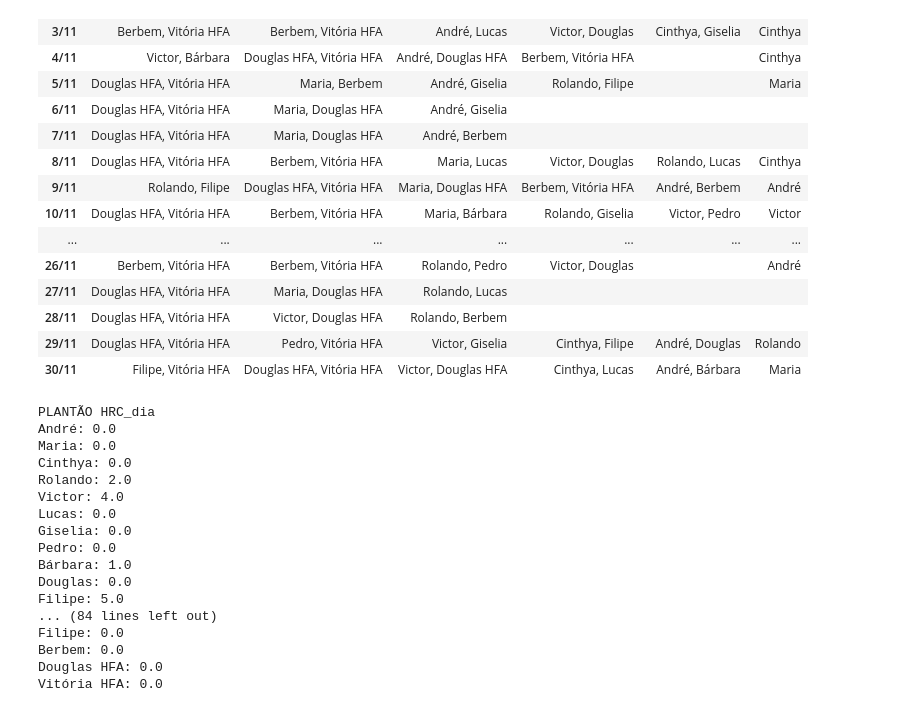
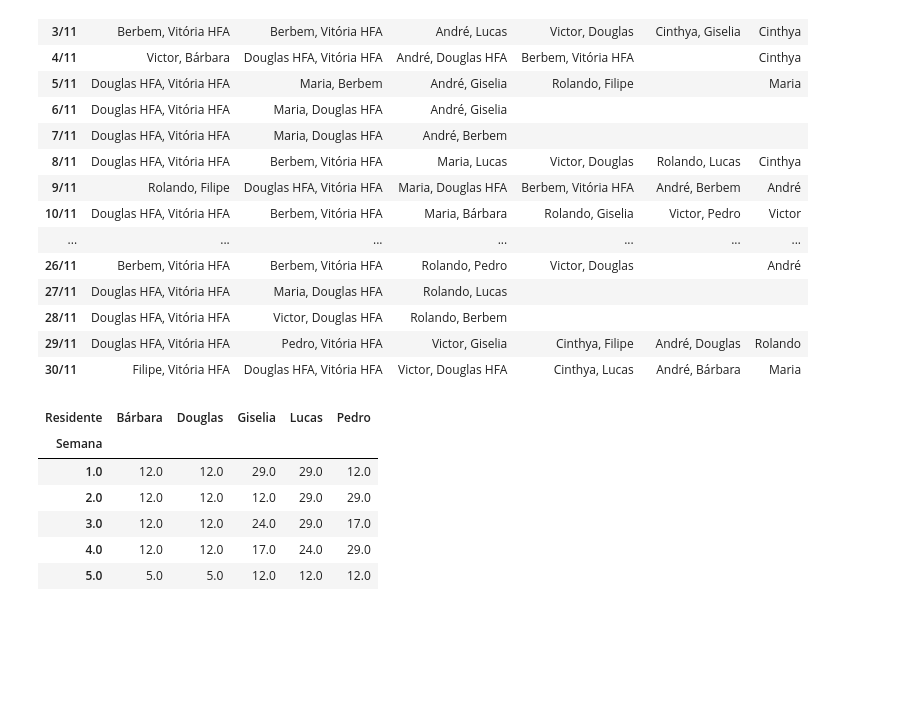
Before and after one commit to FernandaAmaral/hospitalScheduler, a Jupyter notebook: solver.ipynb, the cells around one changed output. Cells and saved outputs as stored; diff of their text form; code cells hidden in the pictures; blank space fills up the shorter version.

```diff
--- a/solver.ipynb
+++ b/solver.ipynb
@@ -381,30 +381,3 @@ pd.DataFrame(schedule, columns=cols, index=idx)
 | 28/11 | Douglas HFA, Vitória HFA | Victor, Douglas HFA | Rolando, Berbem |  |  |  |
 | 29/11 | Douglas HFA, Vitória HFA | Pedro, Vitória HFA | Victor, Giselia | Cinthya, Filipe | André, Douglas | Rolando |
 | 30/11 | Filipe, Vitória HFA | Douglas HFA, Vitória HFA | Victor, Douglas HFA | Cinthya, Lucas | André, Bárbara | Maria |
-# %%
-if status == pywraplp.Solver.OPTIMAL:
-    for s, shift in enumerate(shifts):
-        print(f"\n\nPLANTÃO {shift['name']}")
-        for r, resident in enumerate(residents):
-            soma = 0
-            for d, weekday in enumerate(weekdays):
-                soma += Xrsd[r][s][d].solution_value()
-            print(f"{resident['name']}: {round(soma, 0)}")
-# %% [output]
-PLANTÃO HRC_dia
-André: 0.0
-Maria: 0.0
-Cinthya: 0.0
-Rolando: 2.0
-Victor: 4.0
-Lucas: 0.0
-Giselia: 0.0
-Pedro: 0.0
-Bárbara: 1.0
-Douglas: 0.0
-Filipe: 5.0
-... (84 lines left out)
-Filipe: 0.0
-Berbem: 0.0
-Douglas HFA: 0.0
-Vitória HFA: 0.0
@@ -410,0 +395,11 @@ Vitória HFA: 0.0
+# %%
+df_pivot = df.pivot(index='Semana', columns='Residente', values='Tempo')
+df_pivot
+# %% [output]
+| Residente | Bárbara | Douglas | Giselia | Lucas | Pedro |
+| Semana |  |  |  |  |  |
+| 1.0 | 12.0 | 12.0 | 29.0 | 29.0 | 12.0 |
+| 2.0 | 12.0 | 12.0 | 12.0 | 29.0 | 29.0 |
+| 3.0 | 12.0 | 12.0 | 24.0 | 29.0 | 17.0 |
+| 4.0 | 12.0 | 12.0 | 17.0 | 24.0 | 29.0 |
+| 5.0 | 5.0 | 5.0 | 12.0 | 12.0 | 12.0 |
```
Also changed, not shown: parts of 2 cells of this notebook.
